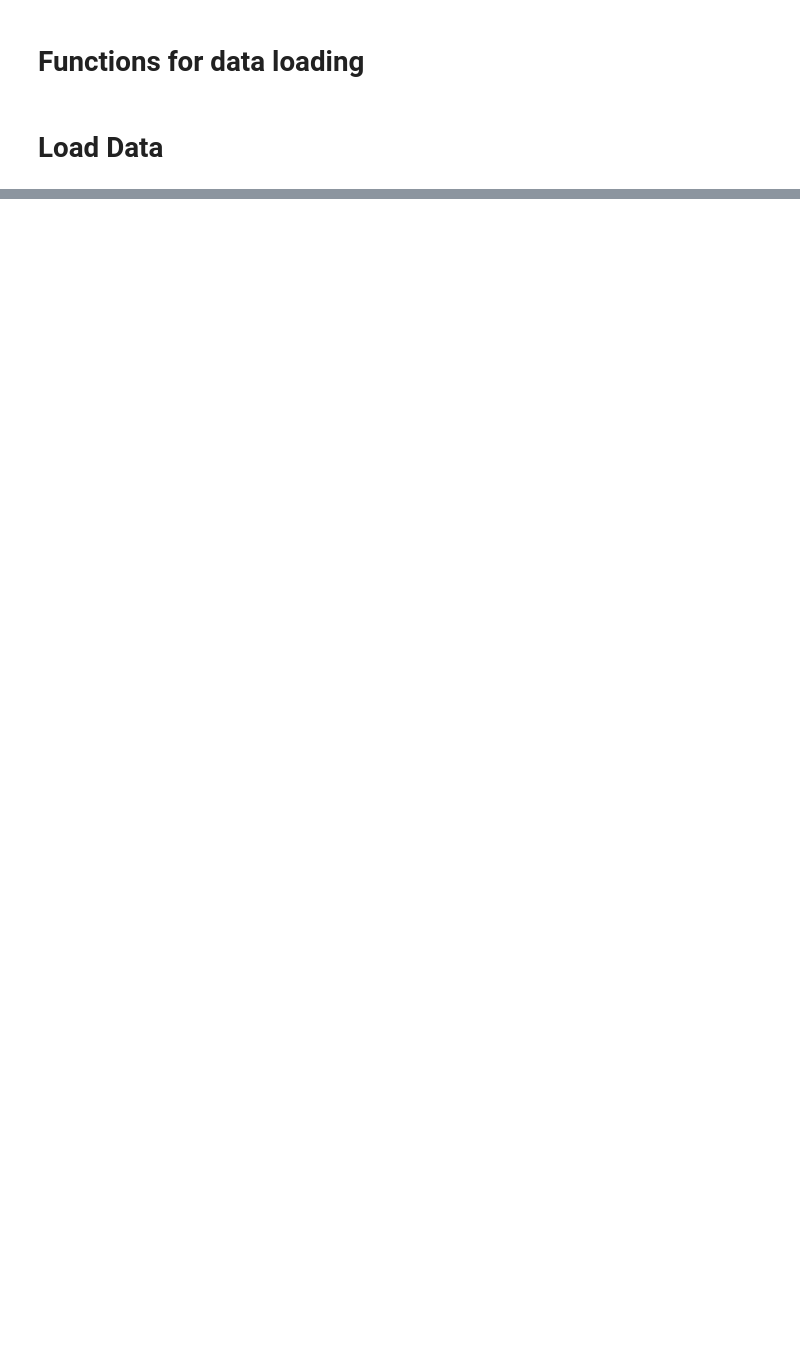
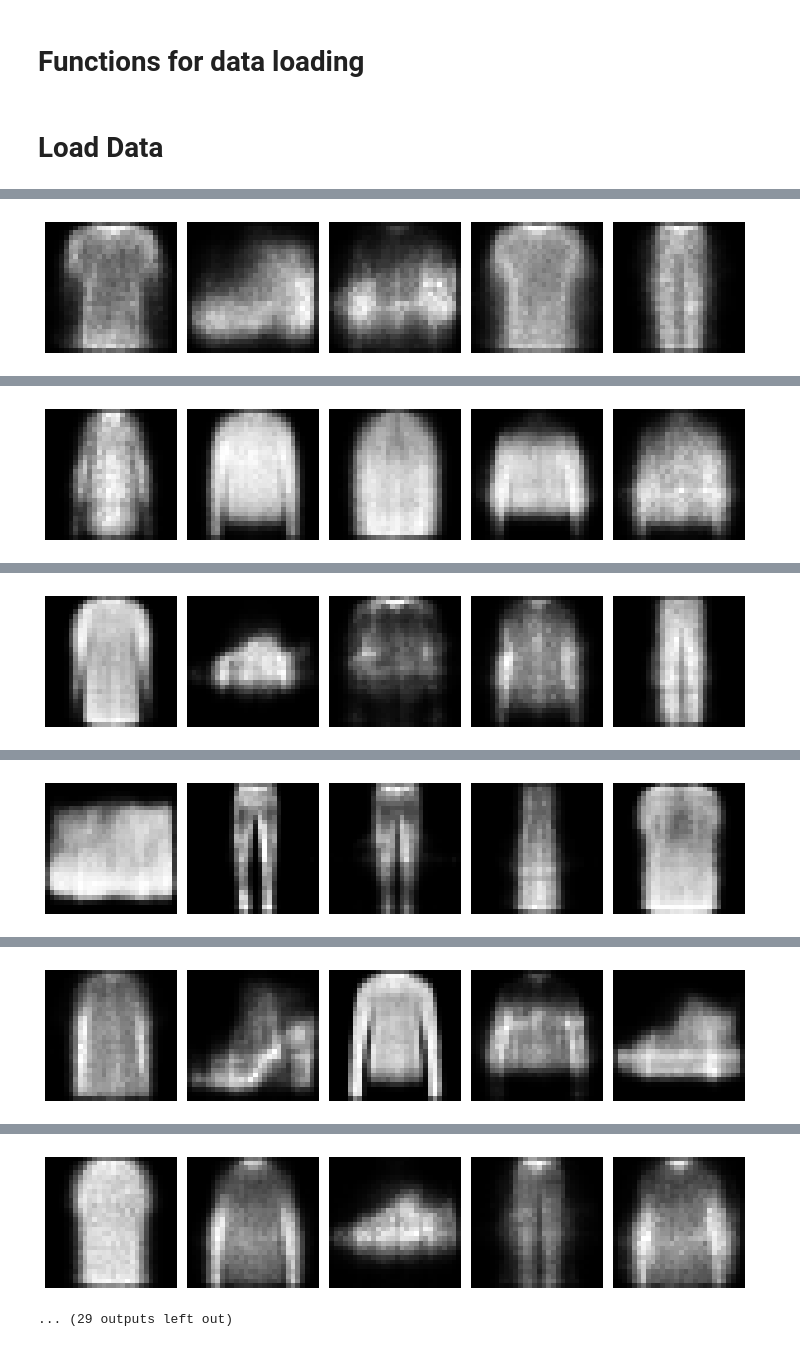
Before and after one commit to YairYarden/Deep-Learning, a Jupyter notebook: Q3_VAE.ipynb, the cells around one changed output, grey strips where cells are left out. Drawn from its saved outputs; the diff is of its cells as text; code cells hidden in the pictures; blank space fills up the shorter version.

```diff
--- a/Q3_VAE.ipynb
+++ b/Q3_VAE.ipynb
@@ -130,0 +178,5 @@ Extracting /content/drive/MyDrive/Deep_learning_05107255/ex3_316168061_313471526
+# %%
+def vae_loss_function(recon_x, x, mu, log_var):
+    BCE = F.binary_cross_entropy(recon_x, x.view(-1, 784), reduction='sum')
+    KLD = -0.5 * torch.sum(1 + log_var - mu.pow(2) - log_var.exp())
+    return BCE + KLD
@@ -130,0 +314,6 @@ Extracting /content/drive/MyDrive/Deep_learning_05107255/ex3_316168061_313471526
+# %%
+def clasification_error(svm_model, vae_model, test_loader):
+    encoded_data, labels = encode_data(test_loader, vae_model)
+    acc_score = svm_model.score(encoded_data, labels)
+
+    return (1 - acc_score) * 100
@@ -130,0 +322,26 @@ Extracting /content/drive/MyDrive/Deep_learning_05107255/ex3_316168061_313471526
+# %%
+def m1_scheme(n:int,
+              batch_size=128,
+              epochs=10,
+              lr=3e-4):
+    """
+    implement the M1 scheme from the paper.
+
+    n: number of labeled data
+
+    returns:
+        error, vae, svm
+    """
+    train_labeled_loader, train_unlabeled_loader, test_loader = get_dataloaders(n=n,
+                                                                                batch_size=batch_size)
+
+    print('Training the VAE...')
+    vae = train_vae(train_unlabeled_loader, test_loader, epochs, lr)
+
+    print('Training the SVM...')
+    svm = train_svm(train_labeled_loader, vae)
+
+    print('Conmputing error')
+    error = clasification_error(svm, vae, test_loader)
+
+    return error, vae, svm
@@ -130,0 +379,7 @@ Extracting /content/drive/MyDrive/Deep_learning_05107255/ex3_316168061_313471526
+# %%
+results = {}
+for n in [100, 600, 1_000, 3_000]:
+    print('-'*10, f'n={n}', '-'*10)
+    curr_error, curr_vae, curr_svm = m1_scheme(n, epochs=5)
+    results[n] = curr_error, curr_vae, curr_svm
+# %% [output]
@@ -130,0 +394 @@ Extracting /content/drive/MyDrive/Deep_learning_05107255/ex3_316168061_313471526
+[figure, added]
@@ -130,0 +401 @@ Extracting /content/drive/MyDrive/Deep_learning_05107255/ex3_316168061_313471526
+[figure, added]
@@ -130,0 +408 @@ Extracting /content/drive/MyDrive/Deep_learning_05107255/ex3_316168061_313471526
+[figure, added]
@@ -130,0 +415 @@ Extracting /content/drive/MyDrive/Deep_learning_05107255/ex3_316168061_313471526
+[figure, added]
@@ -130,0 +422 @@ Extracting /content/drive/MyDrive/Deep_learning_05107255/ex3_316168061_313471526
+[figure, added]
@@ -130,0 +433,2 @@ Extracting /content/drive/MyDrive/Deep_learning_05107255/ex3_316168061_313471526
+[figure, added]
+... (29 outputs left out)
```
Also changed, not shown: parts of 30 cells of this notebook.
